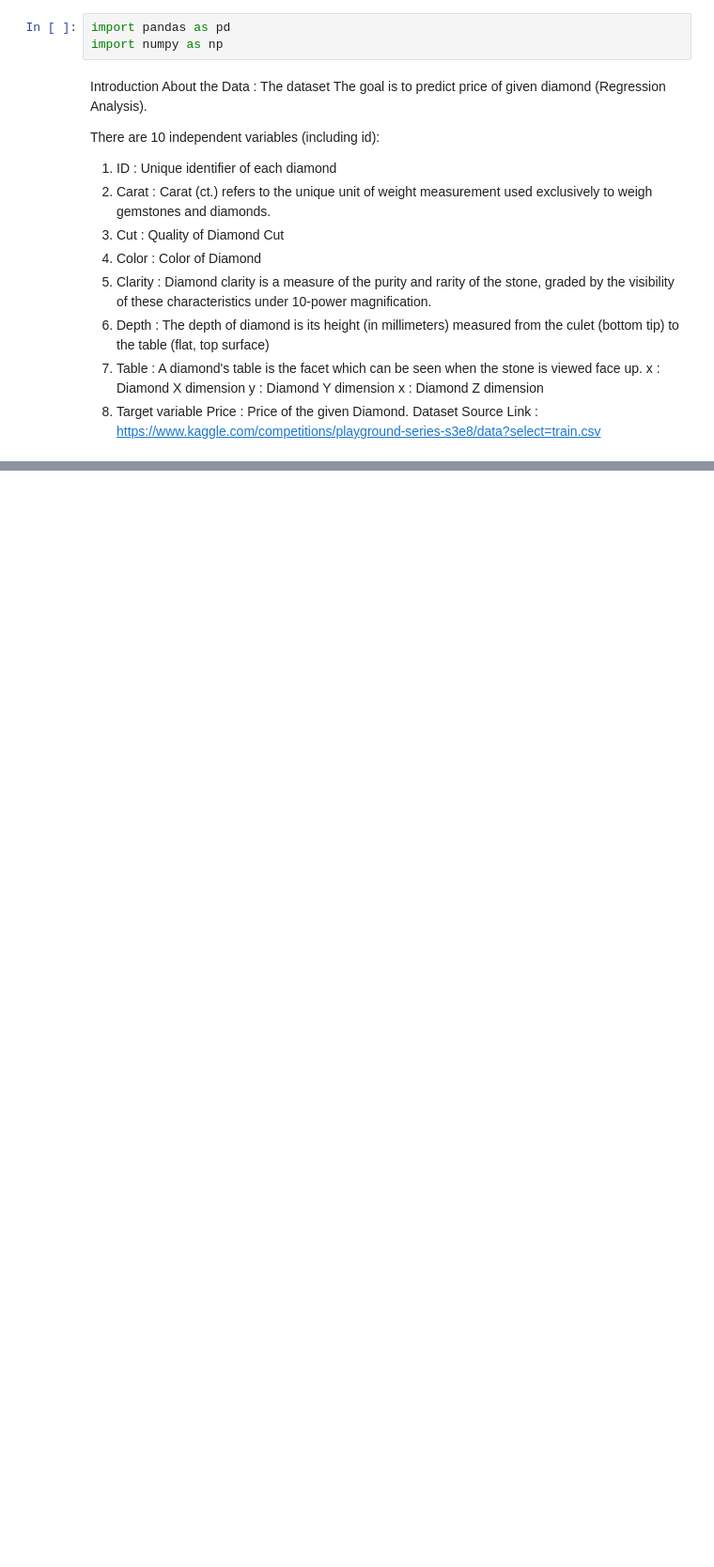
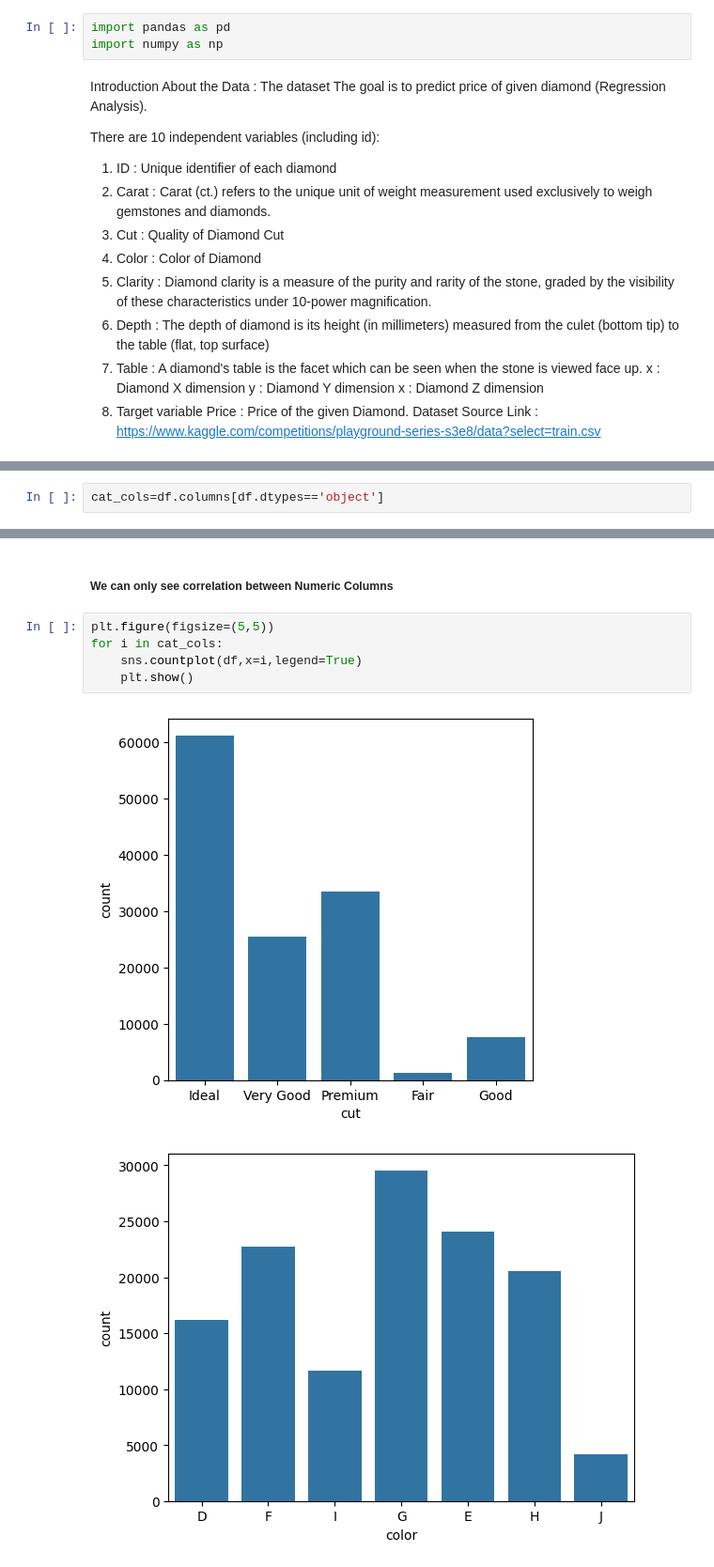
Before and after one commit to tharwai/mlbtest, a Jupyter notebook: notebook/EDA.ipynb, the cells around one changed output, grey strips where cells are left out. Shown: that part at 94% size. Drawn from its saved outputs; the diff is of its cells as text; blank space fills up the shorter version.

```diff
--- a/notebook/EDA.ipynb
+++ b/notebook/EDA.ipynb
@@ -26,0 +96,2 @@ Dataset Source Link : https://www.kaggle.com/competitions/playground-series-s3e8
+# %%
+cat_cols=df.columns[df.dtypes=='object']
@@ -26,0 +180,10 @@ Dataset Source Link : https://www.kaggle.com/competitions/playground-series-s3e8
+# %% [markdown]
+##### We can only see correlation between Numeric Columns
+# %%
+plt.figure(figsize=(5,5))
+for i in cat_cols:
+    sns.countplot(df,x=i,legend=True)
+    plt.show()
+# %% [output]
+[figure, added]
+[figure, added]
```
Also changed, not shown: parts of 32 cells of this notebook, 5 other files.
